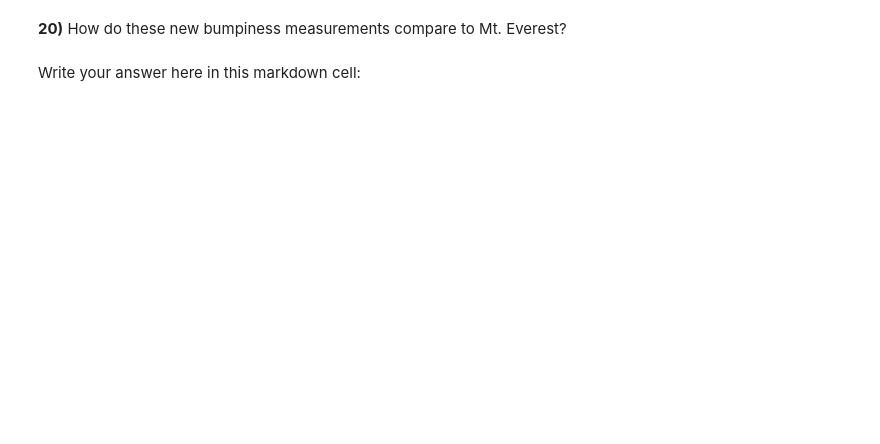
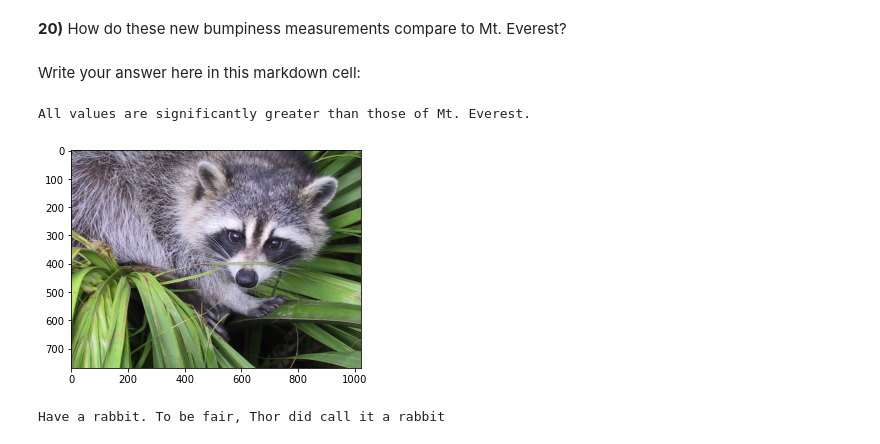
Before and after one commit to Ishanthecoder/PreMAP2020, a Jupyter notebook: homework/HW3B_I_Coutinho.ipynb, the cells around one changed output. Drawn from its saved outputs; the diff is of its cells as text; code cells hidden in the pictures; blank space fills up the shorter version.

```diff
--- a/homework/HW3B_I_Coutinho.ipynb
+++ b/homework/HW3B_I_Coutinho.ipynb
@@ -254,3 +278,19 @@ Standard deviation on Bumpiness1: 2010.8553980000013 Standard deviation on Bumpi
 **20)** How do these new bumpiness measurements compare to Mt. Everest?
 # %% [markdown]
 Write your answer here in this markdown cell:
+# %%
+print("All values are significantly greater than those of Mt. Everest.")
+
+
+
+#print(this is the end of the ass)
+# %% [output]
+All values are significantly greater than those of Mt. Everest.
+# %%
+face = misc.face()
+plt.imshow(face)
+plt.show()
+print ("Have a rabbit. To be fair, Thor did call this a rabbit")
+# %% [output]
+[figure, added]
+Have a rabbit. To be fair, Thor did call it a rabbit
```
Also changed, not shown: parts of 2 cells of this notebook.
